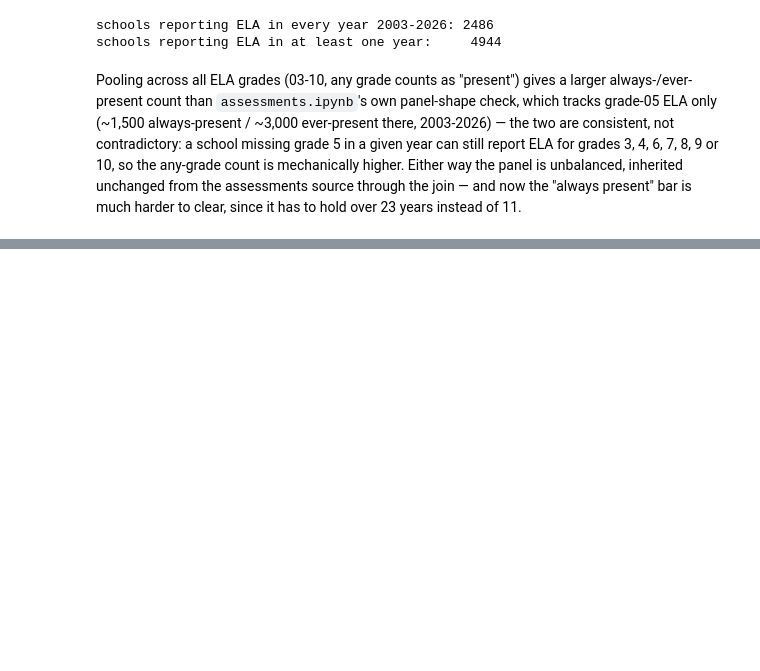
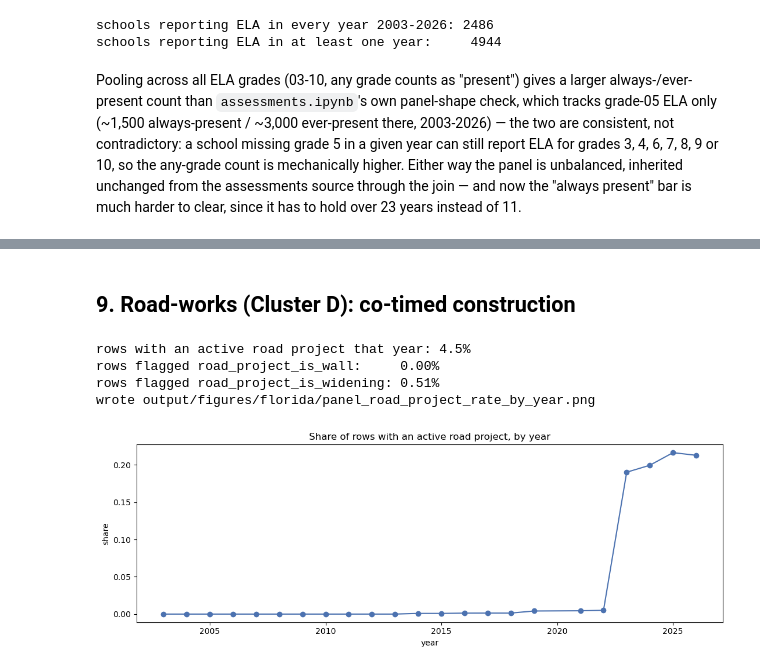
Before and after one commit to felixschulz385/noise-pollution, a Jupyter notebook: output/notebooks/florida/descriptive_statistics.ipynb, the cells around one changed output, grey strips where cells are left out. Saved outputs shown, nothing was run; the diff lists cells and outputs as text; code cells hidden in the pictures; blank space fills up the shorter version.

```diff
--- a/output/notebooks/florida/descriptive_statistics.ipynb
+++ b/output/notebooks/florida/descriptive_statistics.ipynb
@@ -407,0 +464,23 @@ it has to hold over 23 years instead of 11.
+# %% [markdown]
+## 9. Road-works (Cluster D): co-timed construction
+# %%
+active_rate = (panel["n_road_projects_active"] > 0).mean()
+print(f"rows with an active road project that year: {active_rate:.1%}")
+print(f"rows flagged road_project_is_wall:     {panel['road_project_is_wall'].mean():.2%}")
+print(f"rows flagged road_project_is_widening: {panel['road_project_is_widening'].mean():.2%}")
+
+rate_by_year = panel.groupby("year").apply(lambda g: (g["n_road_projects_active"] > 0).mean())
+fig, ax = plt.subplots(figsize=(11, 4))
+rate_by_year.plot(ax=ax, marker="o", color="#4c72b0")
+ax.set_title("Share of rows with an active road project, by year")
+ax.set_xlabel("year")
+ax.set_ylabel("share")
+fig.tight_layout()
+savefig(fig, "panel_road_project_rate_by_year.png")
+plt.show()
+# %% [output]
+rows with an active road project that year: 4.5%
+rows flagged road_project_is_wall:     0.00%
+rows flagged road_project_is_widening: 0.51%
+wrote output/figures/florida/panel_road_project_rate_by_year.png
+[figure, added]
```
Also changed, not shown: parts of 11 cells of this notebook, 15 other files.
